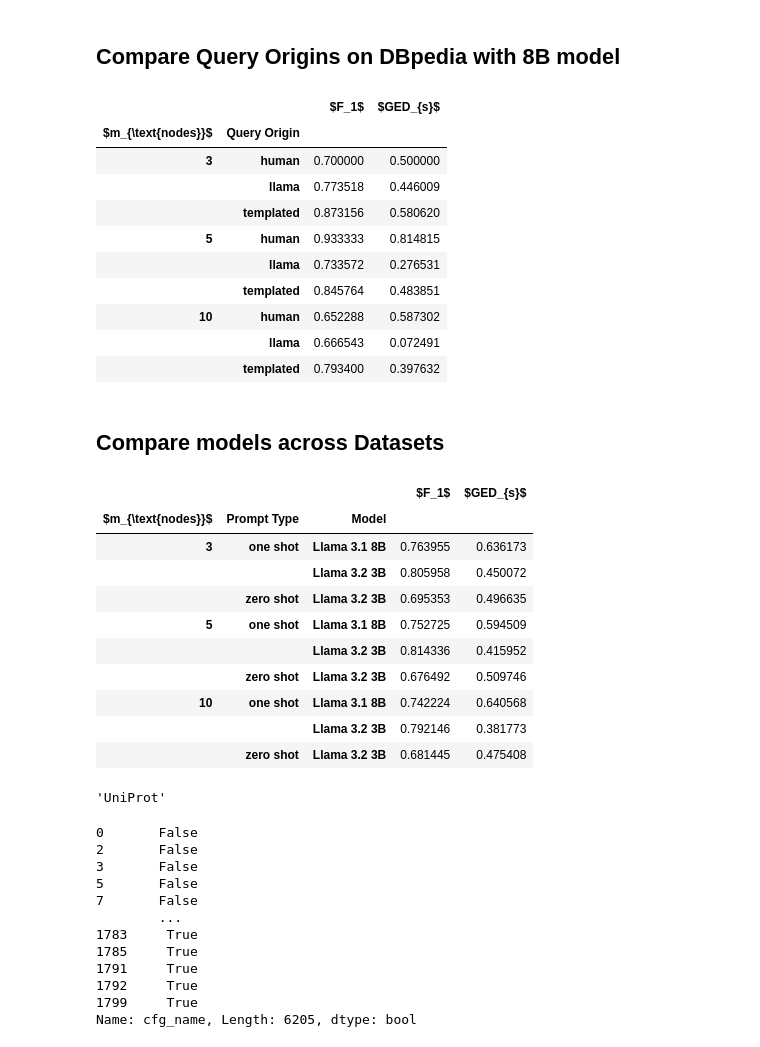
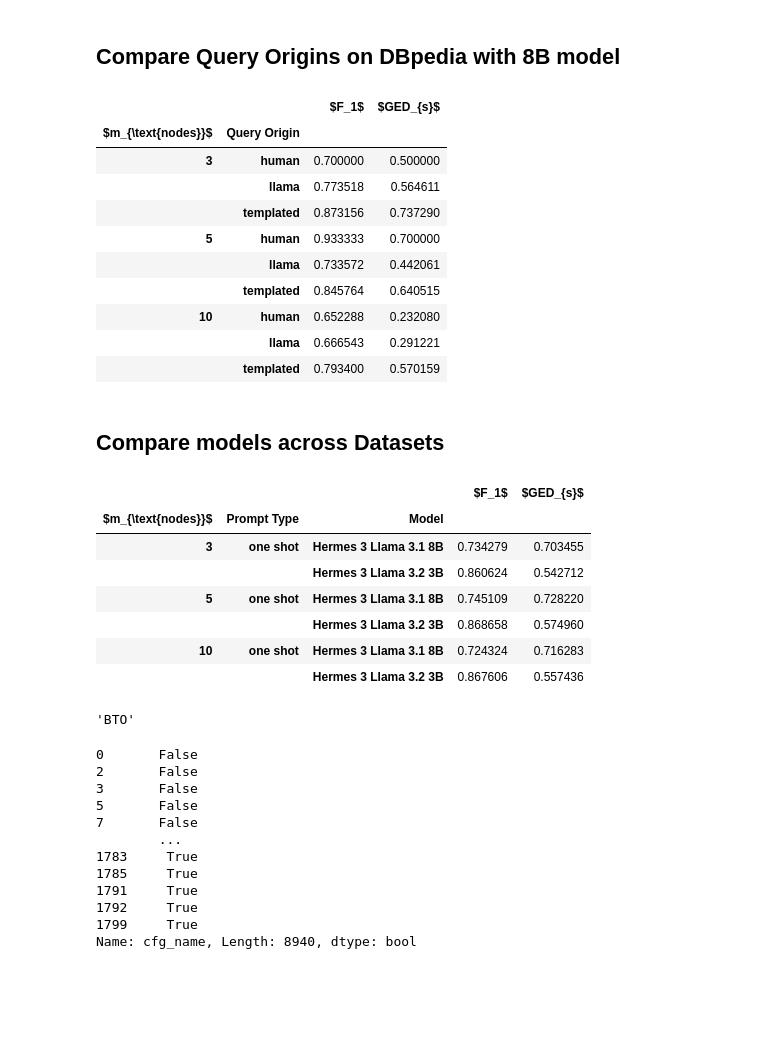
Before and after one commit to hereditary-eu/OnSET, a Jupyter notebook: exploration/querying/result-parse.ipynb, the cells around one changed output. Drawn from its saved outputs; the diff is of its cells as text; code cells hidden in the pictures; blank space fills up the shorter version.

```diff
--- a/exploration/querying/result-parse.ipynb
+++ b/exploration/querying/result-parse.ipynb
@@ -38,7 +40,7 @@ for f, df in zip(files, dfs):
         model.replace("_", " ")
         .replace("-", " ")
         .rstrip("-GGUF")
-        .lstrip("NousResearch Hermes 3")
+        .lstrip("NousResearch")
     )
 
 df = pd.concat(dfs)
@@ -195,51 +197,48 @@ grouped_query_gen_compare
 |  |  | $F_1$ | $GED_{s}$ |
 | $m_{\text{nodes}}$ | Query Origin |  |  |
 | 3 | human | 0.700000 | 0.500000 |
-|  | llama | 0.773518 | 0.446009 |
-|  | templated | 0.873156 | 0.580620 |
-| 5 | human | 0.933333 | 0.814815 |
-|  | llama | 0.733572 | 0.276531 |
-|  | templated | 0.845764 | 0.483851 |
-| 10 | human | 0.652288 | 0.587302 |
-|  | llama | 0.666543 | 0.072491 |
-|  | templated | 0.793400 | 0.397632 |
+|  | llama | 0.773518 | 0.564611 |
+|  | templated | 0.873156 | 0.737290 |
+| 5 | human | 0.933333 | 0.700000 |
+|  | llama | 0.733572 | 0.442061 |
+|  | templated | 0.845764 | 0.640515 |
+| 10 | human | 0.652288 | 0.232080 |
+|  | llama | 0.666543 | 0.291221 |
+|  | templated | 0.793400 | 0.570159 |
 # %% [markdown]
 ## Compare models across Datasets
 # %%
-datasets = ["DBpedia", "UniProt"]
+datasets = ["DBpedia", "UniProt", "BTO"]
 for dataset in datasets:
     model_compare = df_clean[df_clean["cfg_name"].str.strip() == dataset]
     grouped_model_compare = model_compare.groupby(["n_nodes", "prompt_type", "model"])[
         ["f1_score", "normed_ged"]
     ].mean()
     grouped_model_compare = grouped_model_compare.rename(
         columns=column_map
     ).rename_axis([column_map["n_nodes"], column_map["prompt_type"], column_map["model"]], axis=0)
     with open(f"tables/compare_model_{dataset}.tex", "w") as f:
         f.write(
             grouped_model_compare.to_latex(
                 float_format="%.2f",
                 caption=f"Comparison of models for {dataset}",
                 label=f"tab:compare_model_{dataset}",
             )
         )
 grouped_model_compare
 # %% [output]
 |  |  |  | $F_1$ | $GED_{s}$ |
 | $m_{\text{nodes}}$ | Prompt Type | Model |  |  |
-| 3 | one shot | Llama 3.1 8B | 0.763955 | 0.636173 |
-|  |  | Llama 3.2 3B | 0.805958 | 0.450072 |
-|  | zero shot | Llama 3.2 3B | 0.695353 | 0.496635 |
-| 5 | one shot | Llama 3.1 8B | 0.752725 | 0.594509 |
-|  |  | Llama 3.2 3B | 0.814336 | 0.415952 |
-|  | zero shot | Llama 3.2 3B | 0.676492 | 0.509746 |
-| 10 | one shot | Llama 3.1 8B | 0.742224 | 0.640568 |
-|  |  | Llama 3.2 3B | 0.792146 | 0.381773 |
-|  | zero shot | Llama 3.2 3B | 0.681445 | 0.475408 |
+| 3 | one shot | Hermes 3 Llama 3.1 8B | 0.734279 | 0.703455 |
+|  |  | Hermes 3 Llama 3.2 3B | 0.860624 | 0.542712 |
+| 5 | one shot | Hermes 3 Llama 3.1 8B | 0.745109 | 0.728220 |
+|  |  | Hermes 3 Llama 3.2 3B | 0.868658 | 0.574960 |
+| 10 | one shot | Hermes 3 Llama 3.1 8B | 0.724324 | 0.716283 |
+|  |  | Hermes 3 Llama 3.2 3B | 0.867606 | 0.557436 |
 # %%
 dataset
 # %% [output]
-'UniProt'
+'BTO'
 # %%
 df_clean["cfg_name"].str.strip() == "DBpedia"
 # %% [output]
@@ -254,4 +253,4 @@ df_clean["cfg_name"].str.strip() == "DBpedia"
 1791     True
 1792     True
 1799     True
-Name: cfg_name, Length: 6205, dtype: bool
+Name: cfg_name, Length: 8940, dtype: bool
```
Also changed, not shown: parts of 8 cells of this notebook, 7 other files.
